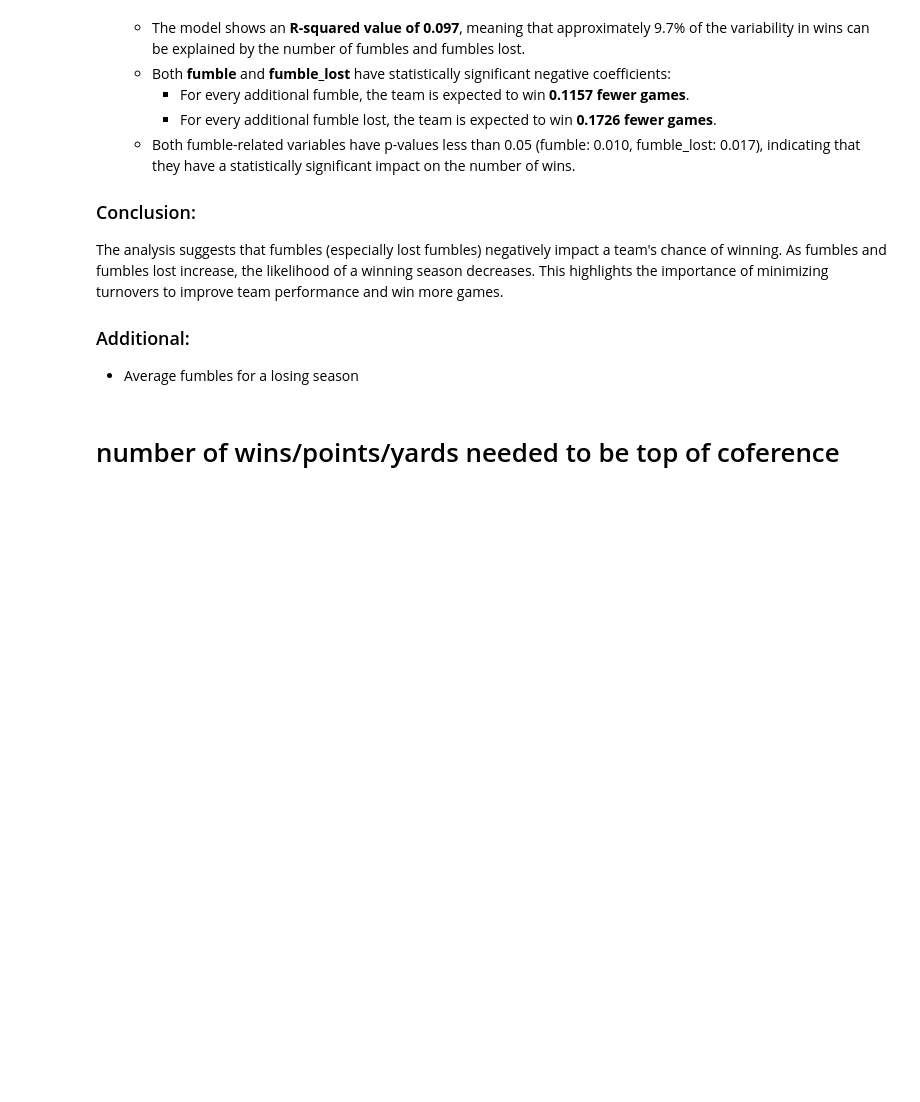
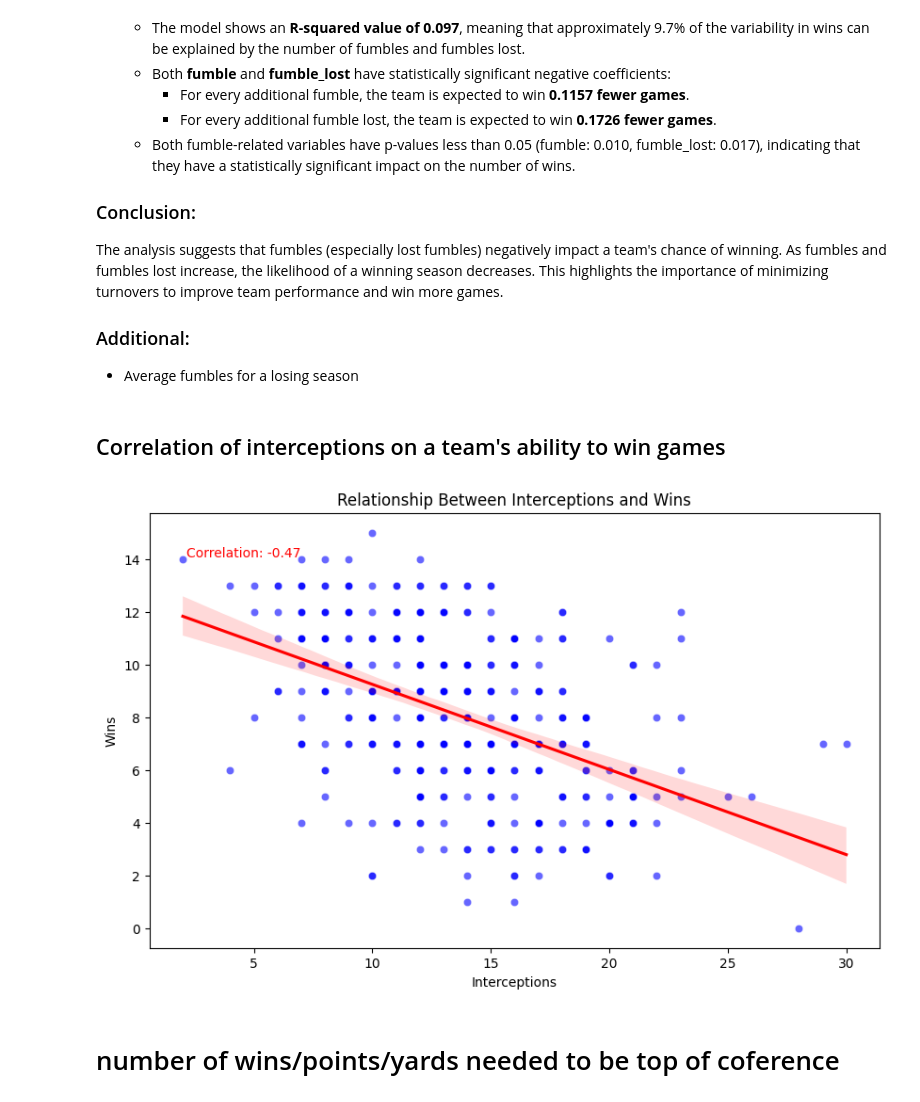
Before and after one commit to kai-ion/Data-602, a Jupyter notebook: Final Project/final_project.ipynb, the cells around one changed output. Drawn from its saved outputs; the diff is of its cells as text; code cells hidden in the pictures; blank space fills up the shorter version.

Commit message:
update: interceptions

```diff
--- a/Final Project/final_project.ipynb
+++ b/Final Project/final_project.ipynb
@@ -1163,6 +1163,25 @@ The analysis suggests that fumbles (especially lost fumbles) negatively impact a
 
 ### Additional:
 - Average fumbles for a losing season
+# %% [markdown]
+## Correlation of interceptions on a team's ability to win games
+# %%
+# Calculate correlation
+correlation = df['interception'].corr(df['wins'])
+
+plt.figure(figsize=(10, 6))
+sns.scatterplot(x='interception', y='wins', data=df, color='b', alpha=0.6)
+sns.regplot(x='interception', y='wins', data=df, scatter=False, color='r')
+plt.xlabel("Interceptions")
+plt.ylabel("Wins")
+plt.title("Relationship Between Interceptions and Wins")
+
+# Add correlation annotation
+plt.text(0.05, 0.9, f"Correlation: {correlation:.2f}", transform=plt.gca().transAxes, color="red")
+
+plt.show()
+# %% [output]
+[figure, added]
 # %% [markdown]
 # number of wins/points/yards needed to be top of coference
 # %% [markdown]
```
Also changed, not shown: parts of 4 cells of this notebook.
